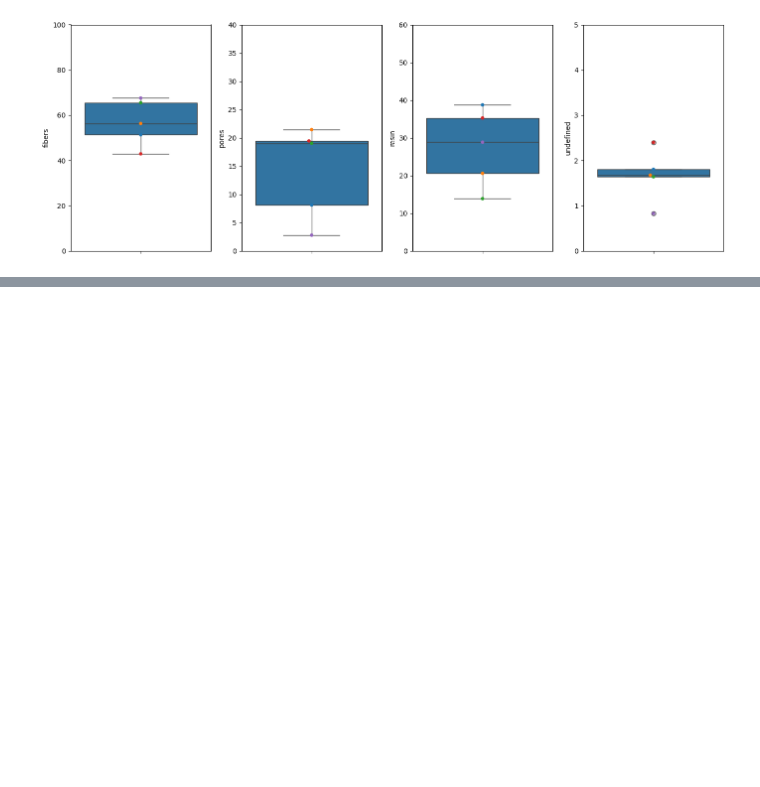
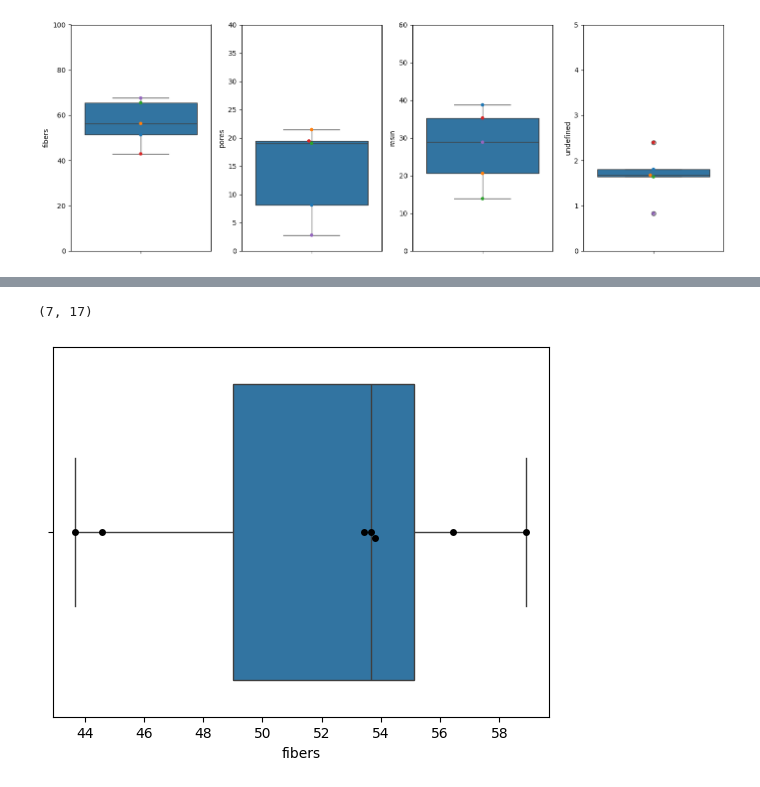
Before and after one commit to lneira19/micrography-imgpro, a Jupyter notebook: ProcesamientoMarzo2026/ProcMarzo2026.ipynb, the cells around one changed output, grey strips where cells are left out. Saved outputs shown, nothing was run; the diff lists cells and outputs as text; code cells hidden in the pictures; blank space fills up the shorter version.

```diff
--- a/ProcesamientoMarzo2026/ProcMarzo2026.ipynb
+++ b/ProcesamientoMarzo2026/ProcMarzo2026.ipynb
@@ -304,0 +309,18 @@ plt.show()
+# %%
+folder_path_2026 = '/content/drive/MyDrive/Rocketry ITBA/Procesamiento 3 2026/2026Proc'
+
+list_csvs_2026 = []
+name_folder = folder_path_2026.split('/')[-1]
+print(f"--- {name_folder} ---")
+# Check if the folder exists
+if os.path.exists(folder_path_2026) and os.path.isdir(folder_path_2026):
+    # List all files and directories in the specified path
+    for filename in os.listdir(folder_path_2026):
+      if 'csv' in filename:
+        file_full_path = os.path.join(folder_path_2026, filename)
+        df = pd.read_csv(file_full_path)
+        df['Folder'] = name_folder
+        list_csvs_2026.append(df)
+        print(file_full_path)
+else:
+    print(f"Error: The folder '{folder_path_2026}' does not exist or is not a directory.")
@@ -304,0 +336,12 @@ plt.show()
+# %%
+df_2026 = pd.concat(list_csvs_2026, axis=0)
+# %%
+df_2026.shape
+# %% [output]
+(7, 17)
+# %%
+sns.boxplot(data=df_2026, x='fibers')
+sns.swarmplot(data=df_2026, x='fibers', color='black')
+plt.show()
+# %% [output]
+[figure, added]
```
Also changed, not shown: parts of 6 cells of this notebook.
